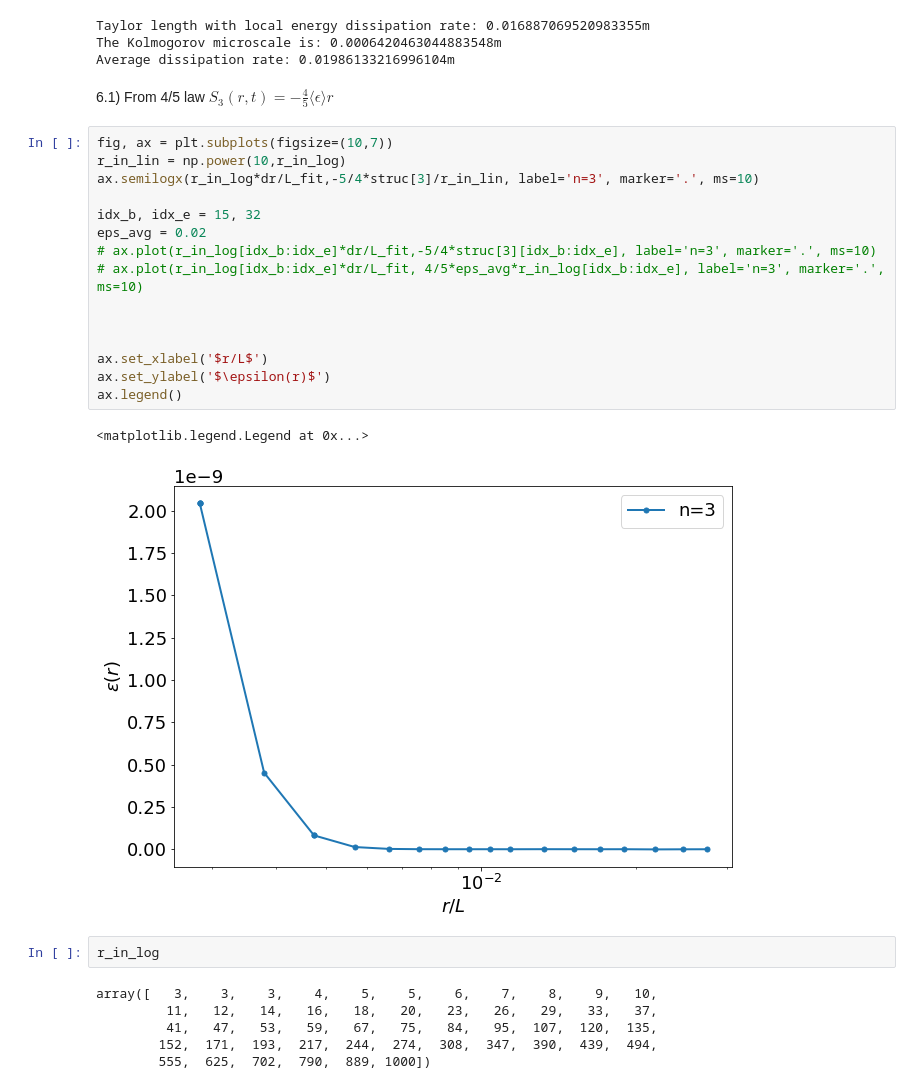
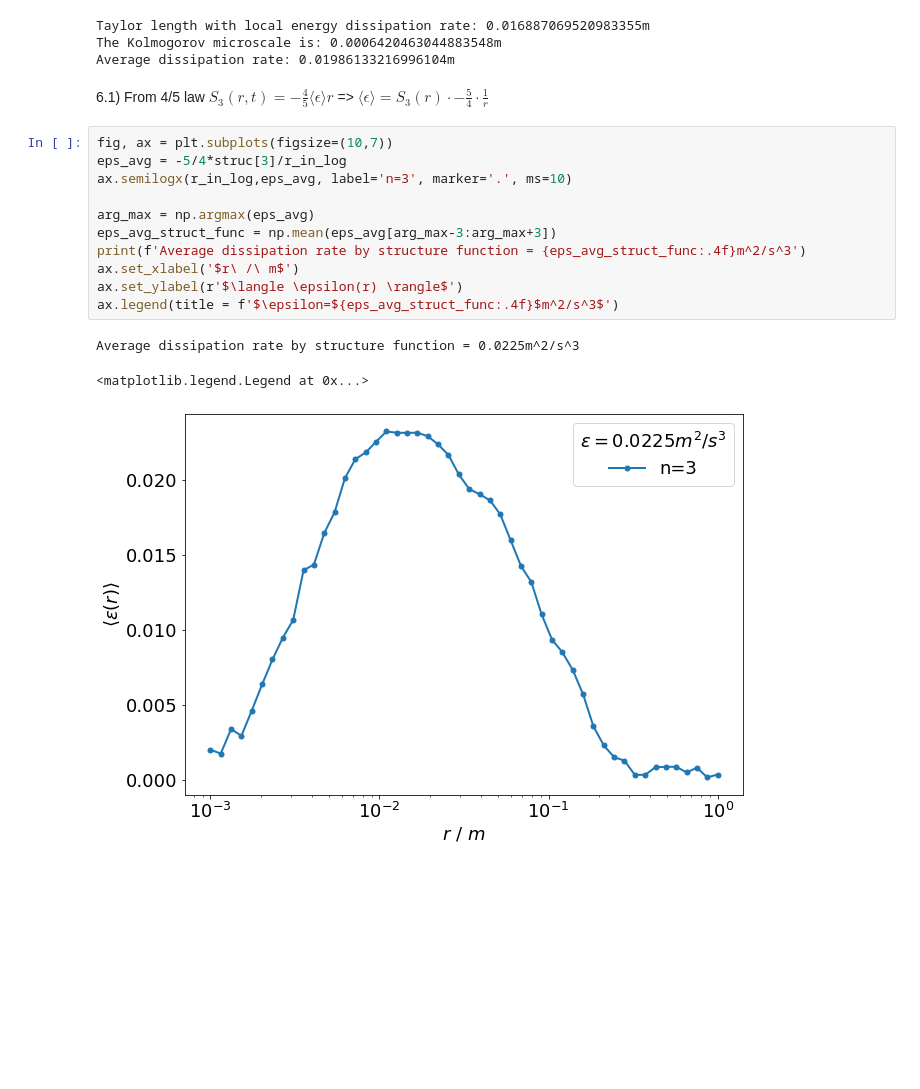
Before and after one commit to T1mors/Fluiddynamik, a Jupyter notebook: Turbulence Analysis.ipynb, the cells around one changed output. Cells and saved outputs as stored; diff of their text form; blank space fills up the shorter version.

```diff
--- a/Turbulence Analysis.ipynb
+++ b/Turbulence Analysis.ipynb
@@ -553,30 +548,19 @@ Taylor length with local energy dissipation rate: 0.016887069520983355m
 The Kolmogorov microscale is: 0.0006420463044883548m
 Average dissipation rate: 0.01986133216996104m
 # %% [markdown]
-6.1) From 4/5 law $S_3(r,t) = -\frac{4}{5} \langle \epsilon \rangle r$
+6.1) From 4/5 law $S_3(r,t) = -\frac{4}{5} \langle \epsilon \rangle r$ => $\langle \epsilon \rangle = S_3(r) \cdot -\frac{5}{4} \cdot \frac{1}{r}$
-# %%
-fig, ax = plt.subplots(figsize=(10,7))
-r_in_lin = np.power(10,r_in_log)
-ax.semilogx(r_in_log*dr/L_fit,-5/4*struc[3]/r_in_lin, label='n=3', marker='.', ms=10)
-
-idx_b, idx_e = 15, 32
-eps_avg = 0.02
-# ax.plot(r_in_log[idx_b:idx_e]*dr/L_fit,-5/4*struc[3][idx_b:idx_e], label='n=3', marker='.', ms=10)
-# ax.plot(r_in_log[idx_b:idx_e]*dr/L_fit, 4/5*eps_avg*r_in_log[idx_b:idx_e], label='n=3', marker='.', ms=10)
-
-
-
-ax.set_xlabel('$r/L$')
-ax.set_ylabel('$\epsilon(r)$')
-ax.legend()
-# %% [output]
-<matplotlib.legend.Legend at 0x...>
-[figure, removed]
-# %%
-r_in_log
-# %% [output]
-array([   3,    3,    3,    4,    5,    5,    6,    7,    8,    9,   10,
-         11,   12,   14,   16,   18,   20,   23,   26,   29,   33,   37,
-         41,   47,   53,   59,   67,   75,   84,   95,  107,  120,  135,
-        152,  171,  193,  217,  244,  274,  308,  347,  390,  439,  494,
-        555,  625,  702,  790,  889, 1000])
+# %%
+fig, ax = plt.subplots(figsize=(10,7))
+eps_avg = -5/4*struc[3]/r_in_log
+ax.semilogx(r_in_log,eps_avg, label='n=3', marker='.', ms=10)
+
+arg_max = np.argmax(eps_avg)
+eps_avg_struct_func = np.mean(eps_avg[arg_max-3:arg_max+3])
+print(f'Average dissipation rate by structure function = {eps_avg_struct_func:.4f}m^2/s^3')
+ax.set_xlabel('$r\ /\ m$')
+ax.set_ylabel(r'$\langle \epsilon(r) \rangle$')
+ax.legend(title = f'$\epsilon=${eps_avg_struct_func:.4f}$m^2/s^3$')
+# %% [output]
+Average dissipation rate by structure function = 0.0225m^2/s^3
+<matplotlib.legend.Legend at 0x...>
+[figure, added]
```
Also changed, not shown: parts of 17 cells of this notebook, 6 other files.
